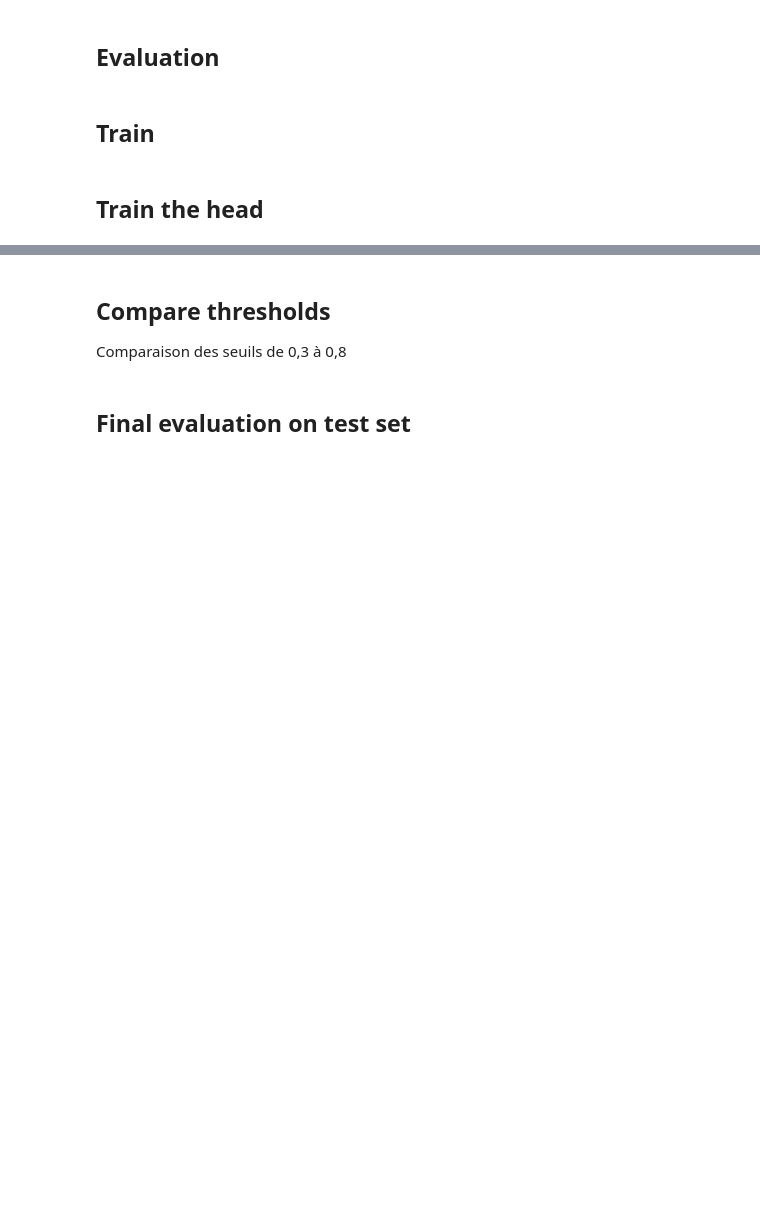
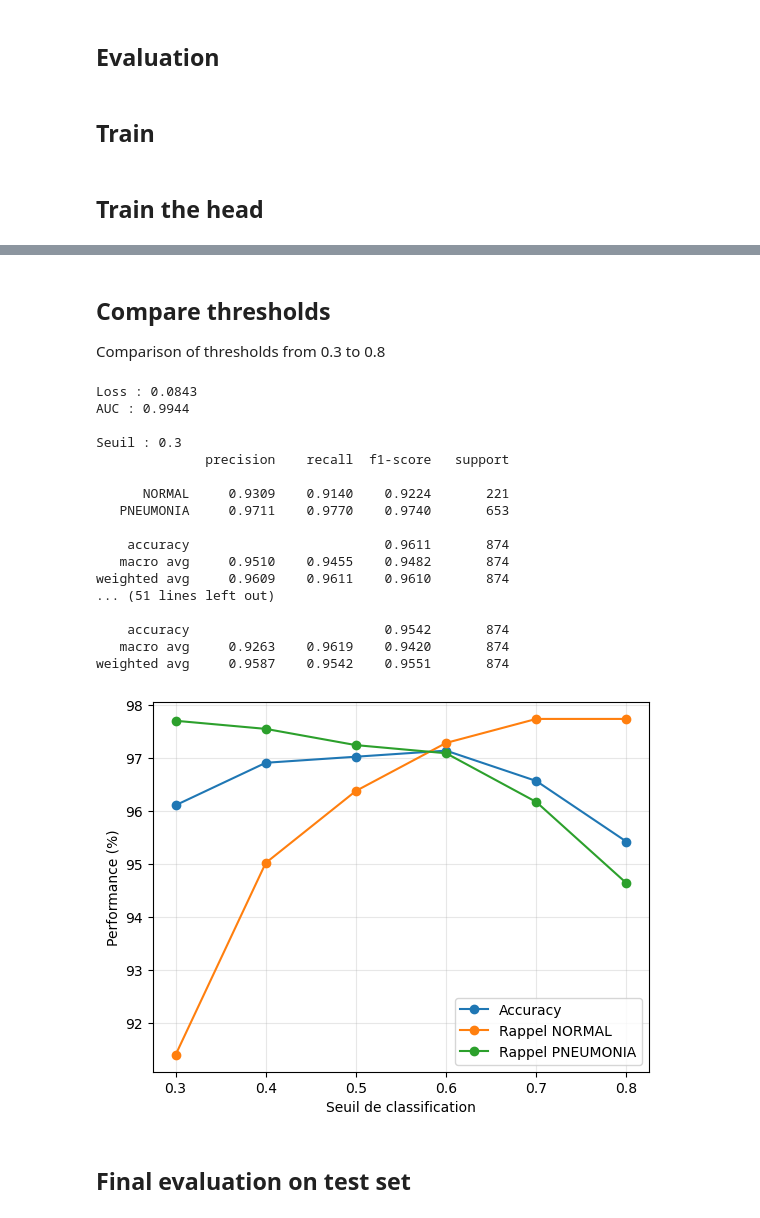
Before and after one commit to anaishinschberger-cloud/chest-xray-pneumonia-classification, a Jupyter notebook: 02_train.ipynb, the cells around one changed output, grey strips where cells are left out. Saved outputs shown, nothing was run; the diff lists cells and outputs as text; code cells hidden in the pictures; blank space fills up the shorter version.

```diff
--- a/02_train.ipynb
+++ b/02_train.ipynb
@@ -31,8 +31,8 @@ data_loc = Path("data_nouveau_split")
 dossier_train = data_loc / "train"
 dossier_val = data_loc / "val"
 dossier_test = data_loc / "test"
-epochs_phase1 = 8
-epochs_phase2 = 2
+epochs_phase1 = 10
+epochs_phase2 = 5
 # %% [markdown]
 ## CPU/GPU
 # %%
@@ -213,40 +216,75 @@ epoch : 2 loss: 0.080
 # %% [markdown]
 ## Compare thresholds
 
-Comparaison des seuils de 0,3 à 0,8
+Comparison of thresholds from 0.3 to 0.8
 # %%
-from sklearn.metrics import classification_report, roc_auc_score
+from sklearn.metrics import classification_report, roc_auc_score, accuracy_score, recall_score
+import matplotlib.pyplot as plt
 
 def evaluate(modele, batchs_test, critere, seuils=(0.3, 0.4, 0.5, 0.6, 0.7, 0.8)):
     modele.eval()
     test_loss = 0
     labels = []
     probabilites = []
 
 #collecte des labels et probabilités
     with torch.no_grad():
         for data, target in batchs_test:
             data = data.to(device)
             target = target.to(device)
 
             output = modele(data).flatten()
             test_loss += critere(output, target.float()).item() * len(target)
 
             labels.extend(target.cpu().tolist())
             probabilites.extend(torch.sigmoid(output).cpu().tolist())
 
 #loss et AUC moyenne sur l'ensemble du test
     test_loss = test_loss / len(batchs_test.dataset)
     print(f"Loss : {test_loss:.4f}")
     print(f"AUC : {roc_auc_score(labels, probabilites):.4f}")
 
 #affichage des metriques dependant du seuil
     for seuil in seuils:
         pred = [int(p >= seuil) for p in probabilites]
         print(f"\nSeuil : {seuil}")
         print(classification_report(labels, pred, labels=[0, 1], target_names=["NORMAL", "PNEUMONIA"], digits=4, zero_division=0))
 
+    for nom, metrique in [
+        ("Accuracy", accuracy_score),
+        ("Rappel NORMAL", lambda y, p: recall_score(y, p, pos_label=0)),
+        ("Rappel PNEUMONIA", lambda y, p: recall_score(y, p, pos_label=1))
+    ]:
+        valeurs = [100 * metrique(labels, [int(p >= s) for p in probabilites]) for s in seuils]
+        plt.plot(seuils, valeurs, marker="o", label=nom)
+
+    plt.xlabel("Seuil de classification")
+    plt.ylabel("Performance (%)")
+    plt.xticks(seuils)
+    plt.grid(alpha=0.3)
+    plt.legend()
+    plt.show()
+
 evaluate(model, val_loader, criterion)
+# %% [output]
+Loss : 0.0843
+AUC : 0.9944
+
+Seuil : 0.3
+              precision    recall  f1-score   support
+
+      NORMAL     0.9309    0.9140    0.9224       221
+   PNEUMONIA     0.9711    0.9770    0.9740       653
+
+    accuracy                         0.9611       874
+   macro avg     0.9510    0.9455    0.9482       874
+weighted avg     0.9609    0.9611    0.9610       874
+... (51 lines left out)
+
+    accuracy                         0.9542       874
+   macro avg     0.9263    0.9619    0.9420       874
+weighted avg     0.9587    0.9542    0.9551       874
+[figure, added]
 # %% [markdown]
 ## Final evaluation on test set
 # %%
```
Also changed, not shown: parts of 11 cells of this notebook.
